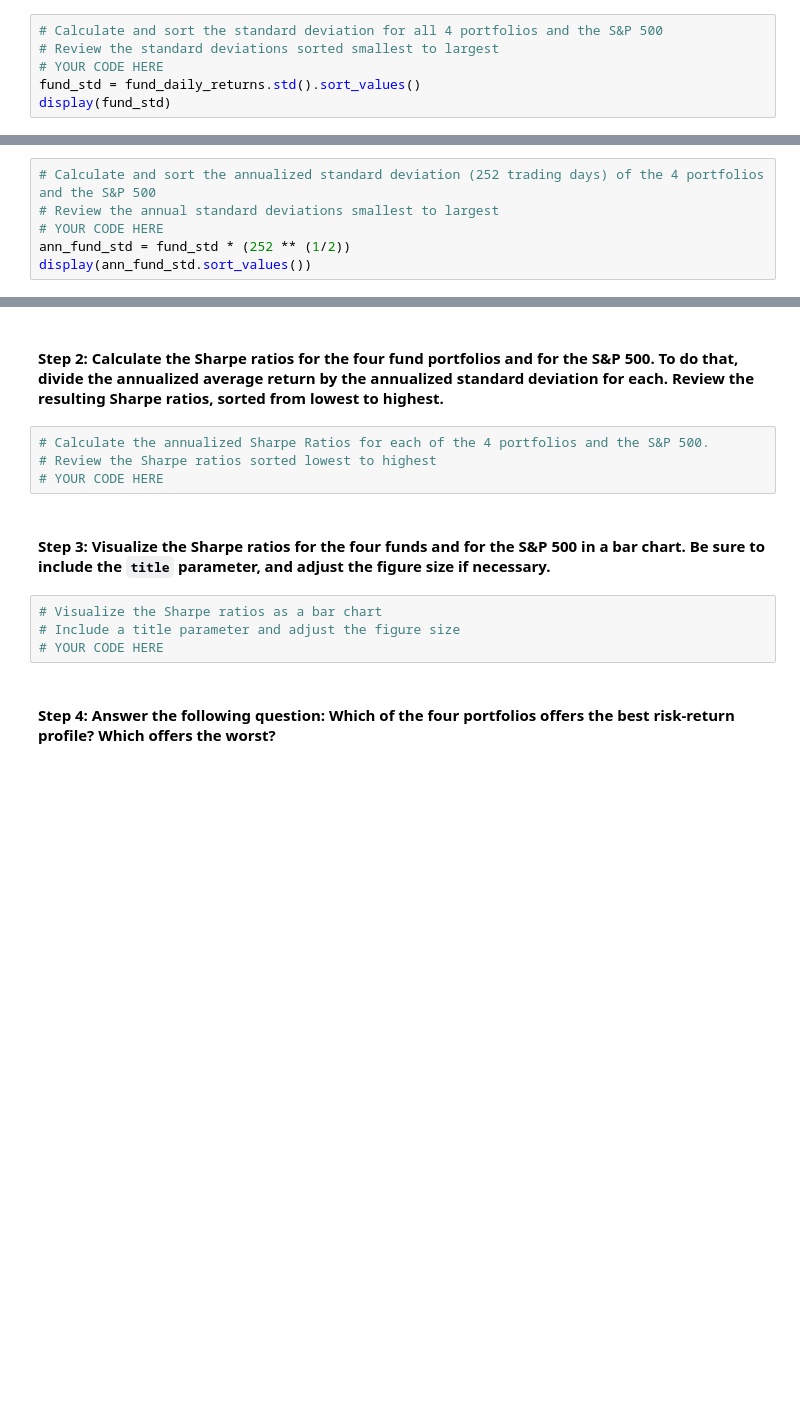
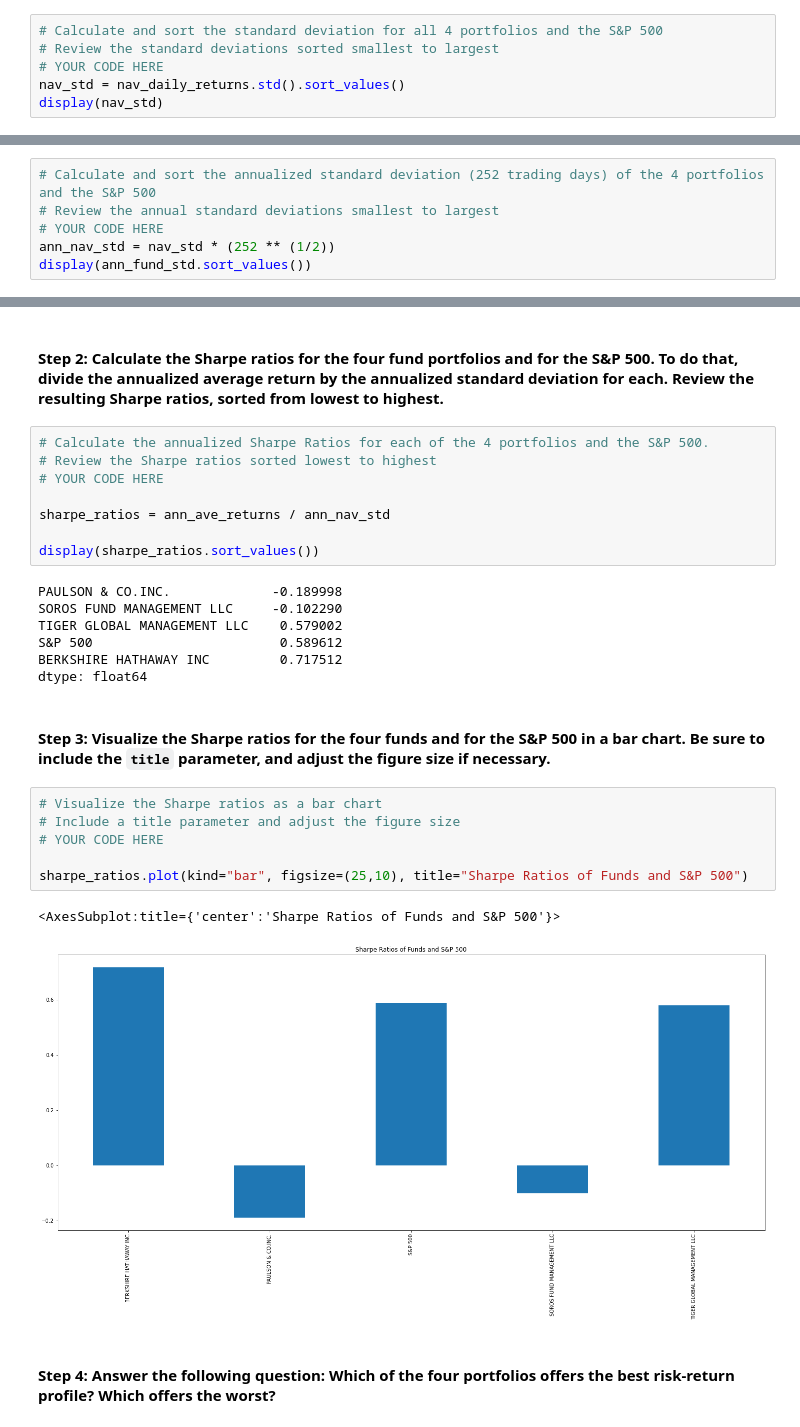
Before and after one commit to Rishi-Prasadha/RICE-FINTECH-04_Challenge, a Jupyter notebook: Starter_Code-4/risk_return_analysis.ipynb, the cells around one changed output, grey strips where cells are left out. Cells and saved outputs as stored; diff of their text form; blank space fills up the shorter version.

```diff
--- a/Starter_Code-4/risk_return_analysis.ipynb
+++ b/Starter_Code-4/risk_return_analysis.ipynb
@@ -243,8 +243,8 @@ Evaluate the risk profile of each portfolio by using the standard deviation and
 # Calculate and sort the standard deviation for all 4 portfolios and the S&P 500
 # Review the standard deviations sorted smallest to largest
 # YOUR CODE HERE
-fund_std = fund_daily_returns.std().sort_values()
-display(fund_std)
+nav_std = nav_daily_returns.std().sort_values()
+display(nav_std)
 # %% [output]
 TIGER GLOBAL MANAGEMENT LLC    0.000996
 SOROS FUND MANAGEMENT LLC      0.001405
@@ -257,7 +258,7 @@ dtype: float64
 # Calculate and sort the annualized standard deviation (252 trading days) of the 4 portfolios and the S&P 500
 # Review the annual standard deviations smallest to largest
 # YOUR CODE HERE
-ann_fund_std = fund_std * (252 ** (1/2))
+ann_nav_std = nav_std * (252 ** (1/2))
 display(ann_fund_std.sort_values())
 # %% [output]
 TIGER GLOBAL MANAGEMENT LLC    0.015804
@@ -351,12 +352,28 @@ dtype: float64
 # Calculate the annualized Sharpe Ratios for each of the 4 portfolios and the S&P 500.
 # Review the Sharpe ratios sorted lowest to highest
 # YOUR CODE HERE
+
+sharpe_ratios = ann_ave_returns / ann_nav_std
+
+display(sharpe_ratios.sort_values())
+# %% [output]
+PAULSON & CO.INC.             -0.189998
+SOROS FUND MANAGEMENT LLC     -0.102290
+TIGER GLOBAL MANAGEMENT LLC    0.579002
+S&P 500                        0.589612
+BERKSHIRE HATHAWAY INC         0.717512
+dtype: float64
 # %% [markdown]
 #### Step 3: Visualize the Sharpe ratios for the four funds and for the S&P 500 in a bar chart. Be sure to include the `title` parameter, and adjust the figure size if necessary.
 # %%
 # Visualize the Sharpe ratios as a bar chart
 # Include a title parameter and adjust the figure size
 # YOUR CODE HERE
+
+sharpe_ratios.plot(kind="bar", figsize=(25,10), title="Sharpe Ratios of Funds and S&P 500")
+# %% [output]
+<AxesSubplot:title={'center':'Sharpe Ratios of Funds and S&P 500'}>
+[figure, added]
 # %% [markdown]
 #### Step 4: Answer the following question: Which of the four portfolios offers the best risk-return profile? Which offers the worst?
 # %% [markdown]
```
Also changed, not shown: parts of 6 cells of this notebook.
